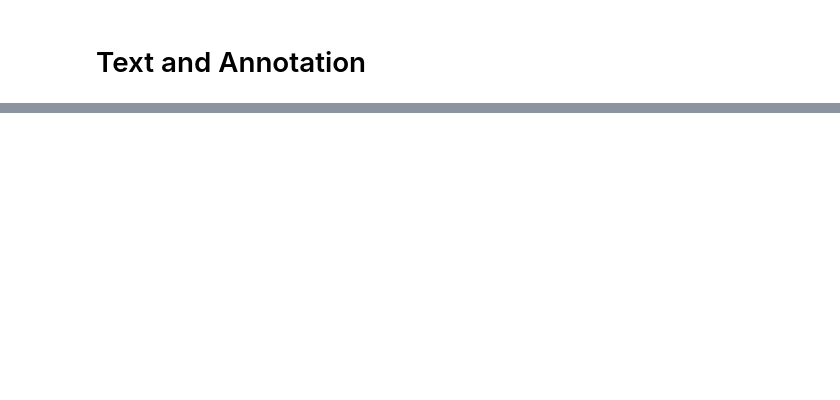
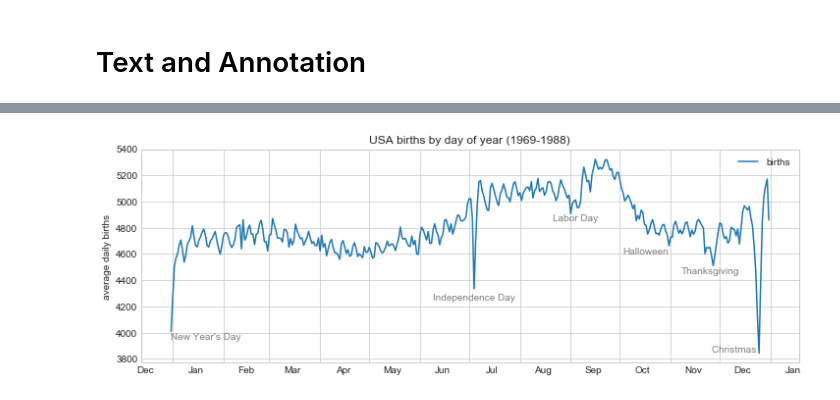
Before and after one commit to jbuisine/python-learn, a Jupyter notebook: 04.Matplotlib/09.Text-and-Annotation.ipynb, the cells around one changed output, grey strips where cells are left out. Drawn from its saved outputs; the diff is of its cells as text; code cells hidden in the pictures; blank space fills up the shorter version.

```diff
--- a/04.Matplotlib/09.Text-and-Annotation.ipynb
+++ b/04.Matplotlib/09.Text-and-Annotation.ipynb
@@ -111,0 +33,27 @@ y_hist.invert_xaxis()
+# %%
+# text will be add using plt.text/ax.text command
+fig, ax = plt.subplots(figsize=(12, 4))
+births_by_date.plot(ax=ax)
+
+# Add labels to the plot
+style = dict(size=10, color='gray')
+
+# x and y position need to be set
+ax.text('2012-1-1', 3950, "New Year's Day", **style)
+ax.text('2012-7-4', 4250, "Independence Day", ha='center', **style)
+ax.text('2012-9-4', 4850, "Labor Day", ha='center', **style)
+ax.text('2012-10-31', 4600, "Halloween", ha='right', **style)
+ax.text('2012-11-25', 4450, "Thanksgiving", ha='center', **style)
+ax.text('2012-12-25', 3850, "Christmas ", ha='right', **style)
+
+# Label the axes
+ax.set(title='USA births by day of year (1969-1988)',
+       ylabel='average daily births')
+
+# Format the x axis with centered month labels
+ax.xaxis.set_major_locator(mpl.dates.MonthLocator())
+ax.xaxis.set_minor_locator(mpl.dates.MonthLocator(bymonthday=15))
+ax.xaxis.set_major_formatter(plt.NullFormatter())
+ax.xaxis.set_minor_formatter(mpl.dates.DateFormatter('%h'));
+# %% [output]
+[figure, added]
```
Also changed, not shown: parts of 26 cells of this notebook, 7 other files.
